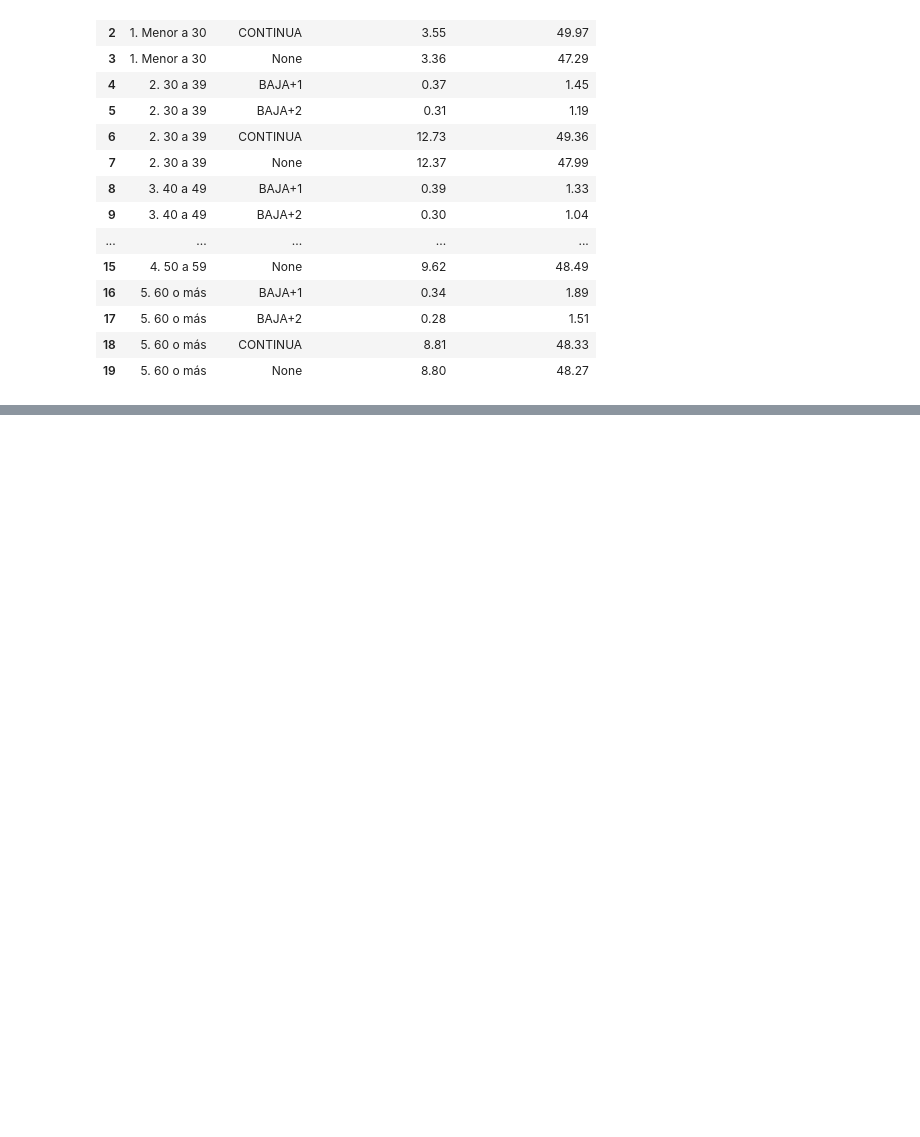
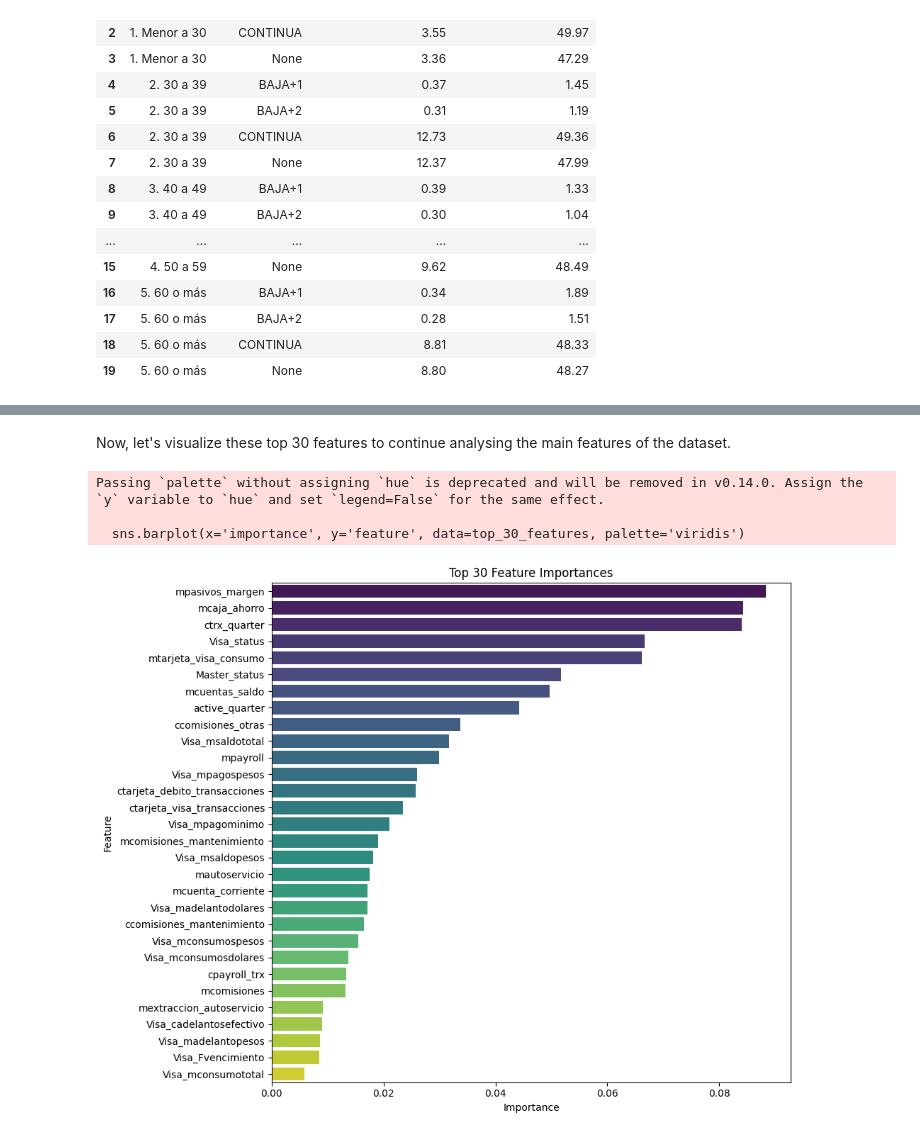
Before and after one commit to tobiartinian/Econom-a-y-Finanzas, a Jupyter notebook: EDA.ipynb, the cells around one changed output, grey strips where cells are left out. Saved outputs shown, nothing was run; the diff lists cells and outputs as text; code cells hidden in the pictures; blank space fills up the shorter version.

```diff
--- a/EDA.ipynb
+++ b/EDA.ipynb
@@ -179,0 +199,11 @@ ORDER BY rango_edad, clase_ternaria;
+# %%
+df = pd.read_csv(f'{dataset_path + dataset_file}')
+X = df.loc[df["foto_mes"]==202103]
+y = X["clase_ternaria"]
+X = X.drop(columns=["clase_ternaria"])
+# %%
+from sklearn.ensemble import RandomForestClassifier
+from sklearn.datasets import make_classification
+
+clf = RandomForestClassifier(max_depth=2, random_state=0)
+clf.fit(X, y)
@@ -179,0 +216,12 @@ ORDER BY rango_edad, clase_ternaria;
+# %%
+importances = clf.feature_importances_
+
+feature_importances_df = pd.DataFrame({
+    'feature': X.columns,
+    'importance': importances
+}).sort_values('importance', ascending=False)
+
+top_30_features = feature_importances_df.head(30)
+
+print("Top 30 Most Important Features:")
+display(top_30_features)
@@ -179,0 +247,15 @@ ORDER BY rango_edad, clase_ternaria;
+# %% [markdown]
+Now, let's visualize these top 30 features to continue analysing the main features of the dataset.
+# %%
+plt.figure(figsize=(10, 8))
+sns.barplot(x='importance', y='feature', data=top_30_features, palette='viridis')
+plt.title('Top 30 Feature Importances')
+plt.xlabel('Importance')
+plt.ylabel('Feature')
+plt.tight_layout()
+plt.show()
+# %% [output]
+Passing `palette` without assigning `hue` is deprecated and will be removed in v0.14.0. Assign the `y` variable to `hue` and set `legend=False` for the same effect.
+
+  sns.barplot(x='importance', y='feature', data=top_30_features, palette='viridis')
+[figure, added]
```
Also changed, not shown: parts of 11 cells of this notebook.
